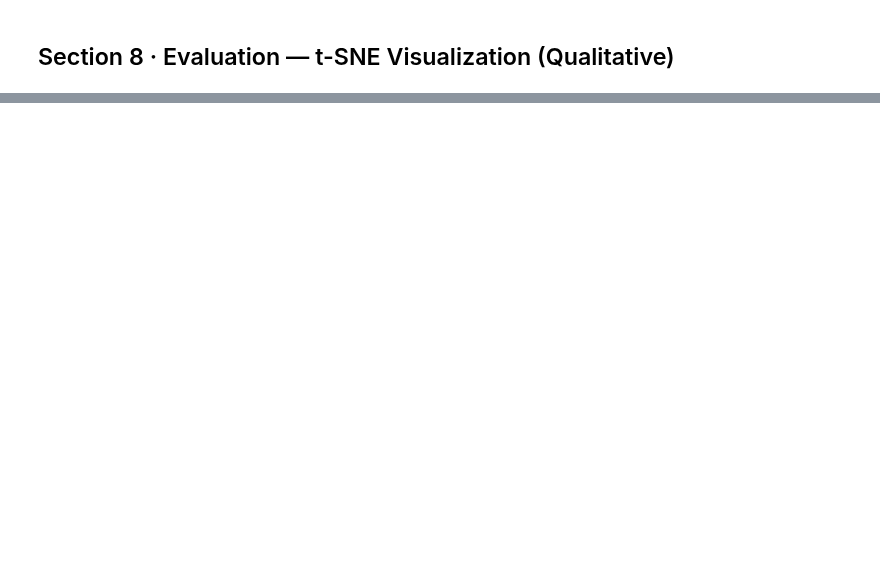
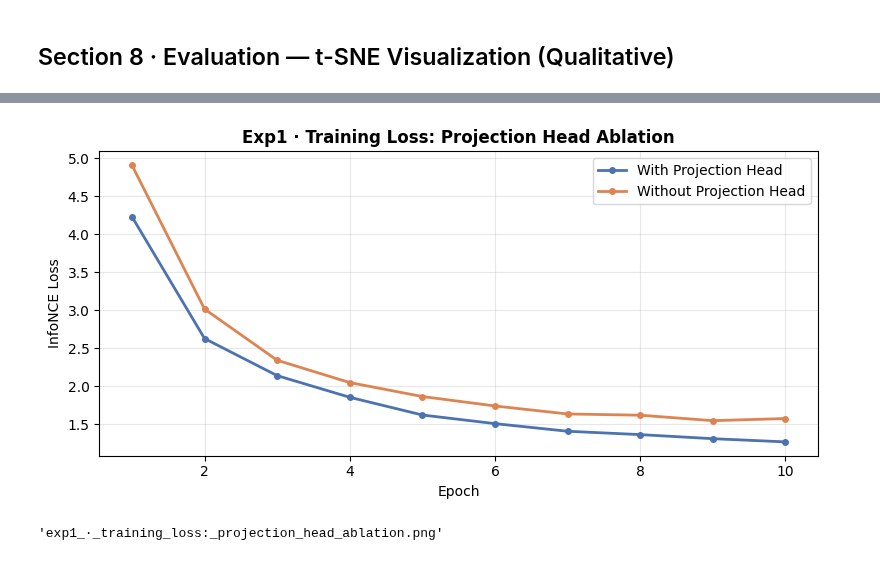
Before and after one commit to zerubabelalpha/contrastive_learning, a Jupyter notebook: contrastive_learning_mnist.ipynb, the cells around one changed output, grey strips where cells are left out. Saved outputs shown, nothing was run; the diff lists cells and outputs as text; code cells hidden in the pictures; blank space fills up the shorter version.

Commit message:
implementation updated with output comparison and experiments

```diff
--- a/contrastive_learning_mnist.ipynb
+++ b/contrastive_learning_mnist.ipynb
@@ -522,0 +555,33 @@ print("Visualization utilities defined")
+# %%
+print("=" * 60)
+print("EXPERIMENT 1: With vs Without Projection Head")
+print("=" * 60)
+
+loader_strong = build_loader(StrongAugmentation, CONFIG["batch_size"])
+
+# ── Model A: with projection head ──────────────────────────────────────────
+print("\n▶ Training Model A (WITH projection head) ...")
+model_with_head = SimCLR(embedding_dim=CONFIG["embedding_dim"], use_projection_head=True)
+model_with_head, loss_with = train_model(
+    model_with_head, loader_strong,
+    epochs=CONFIG["epochs"], lr=CONFIG["lr"],
+    weight_decay=CONFIG["weight_decay"],
+    temperature=CONFIG["temperature"],
+    label="W/ Head"
+)
+
+# ── Model B: without projection head ──────────────────────────────────────
+print("\n▶ Training Model B (WITHOUT projection head) ...")
+model_no_head = SimCLR(embedding_dim=CONFIG["embedding_dim"], use_projection_head=False)
+model_no_head, loss_no = train_model(
+    model_no_head, loader_strong,
+    epochs=CONFIG["epochs"], lr=CONFIG["lr"],
+    weight_decay=CONFIG["weight_decay"],
+    temperature=CONFIG["temperature"],
+    label="No Head"
+)
+
+plot_loss_curves({"With Projection Head": loss_with,
+                  "Without Projection Head": loss_no},
+                 title="Exp1 · Training Loss: Projection Head Ablation")
+# %% [output]
@@ -522,0 +605,2 @@ print("Visualization utilities defined")
+[figure, added]
+'exp1_·_training_loss:_projection_head_ablation.png'
```
Also changed, not shown: parts of 21 cells of this notebook.
